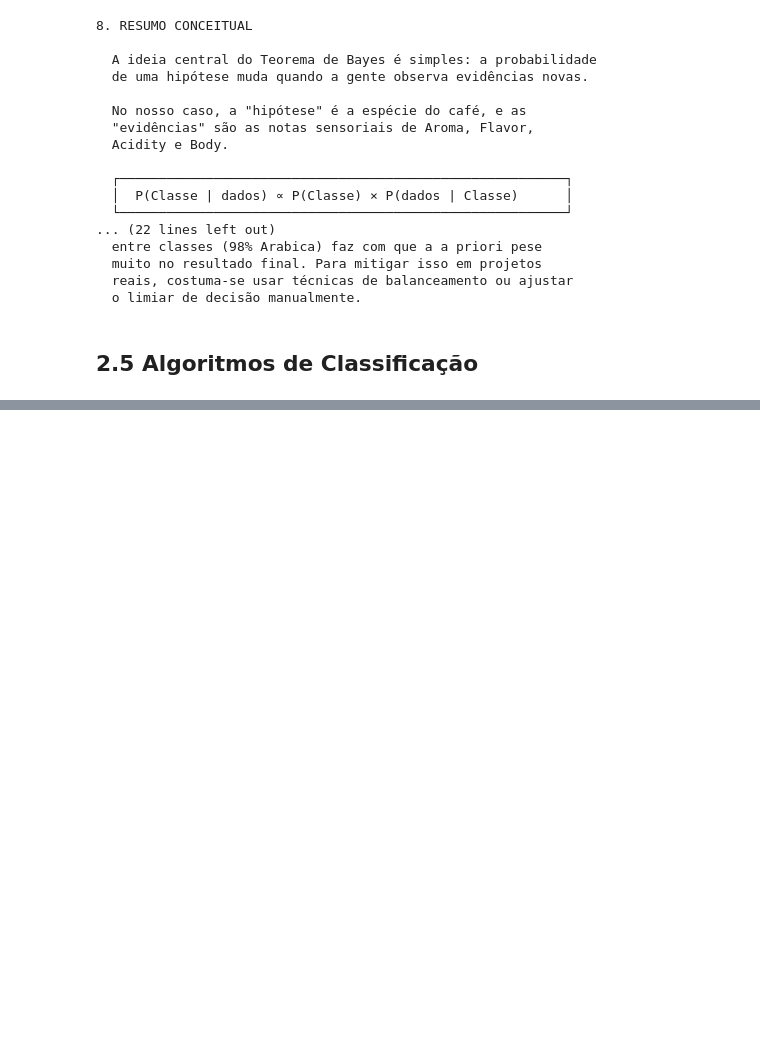
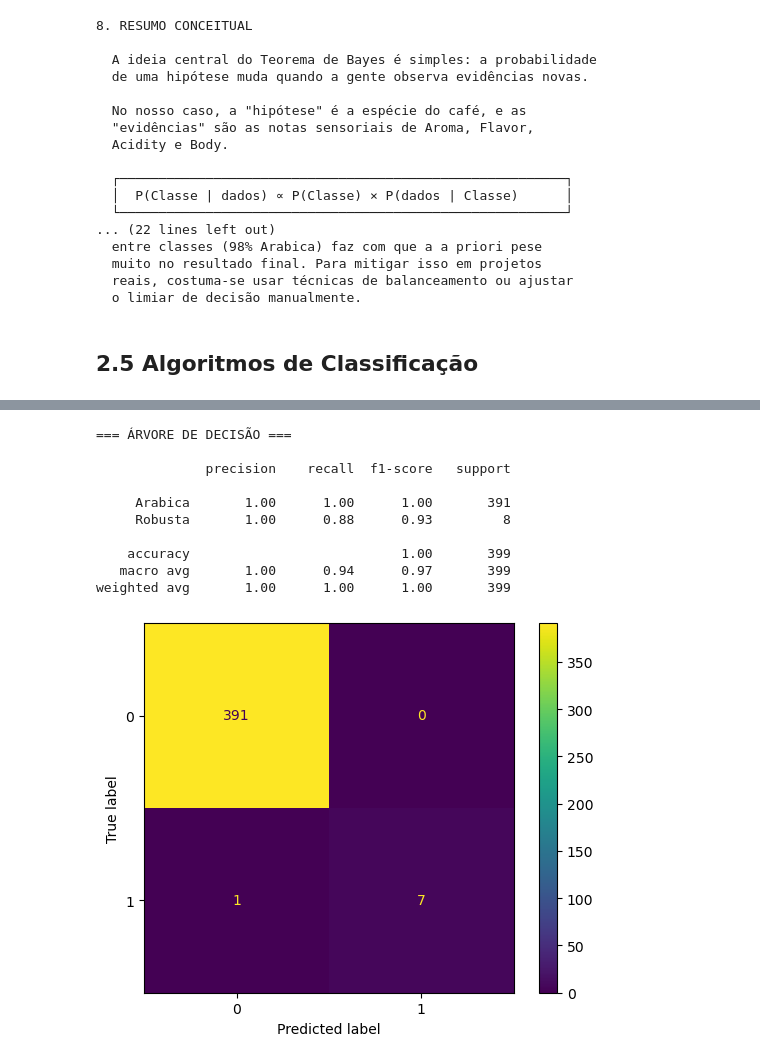
Before and after one commit to analiceajpinheiro/Super_Projeto_Cafe, a Jupyter notebook: analise.ipynb, the cells around one changed output, grey strips where cells are left out. Cells and saved outputs as stored; diff of their text form; code cells hidden in the pictures; blank space fills up the shorter version.

```diff
--- a/analise.ipynb
+++ b/analise.ipynb
@@ -671,0 +785,34 @@ print("""
+# %%
+tree = DecisionTreeClassifier(
+    class_weight="balanced",
+    random_state=42,
+    max_depth=5
+)
+
+tree.fit(X_train, y_train)
+
+y_pred_tree = tree.predict(X_test)
+# %%
+print("=== ÁRVORE DE DECISÃO ===\n")
+
+print(classification_report(y_test, y_pred_tree))
+
+cm = confusion_matrix(y_test, y_pred_tree)
+
+disp = ConfusionMatrixDisplay(cm)
+
+disp.plot()
+
+plt.show()
+# %% [output]
+=== ÁRVORE DE DECISÃO ===
+
+              precision    recall  f1-score   support
+
+     Arabica       1.00      1.00      1.00       391
+     Robusta       1.00      0.88      0.93         8
+
+    accuracy                           1.00       399
+   macro avg       1.00      0.94      0.97       399
+weighted avg       1.00      1.00      1.00       399
+[figure, added]
```
Also changed, not shown: parts of 14 cells of this notebook.
